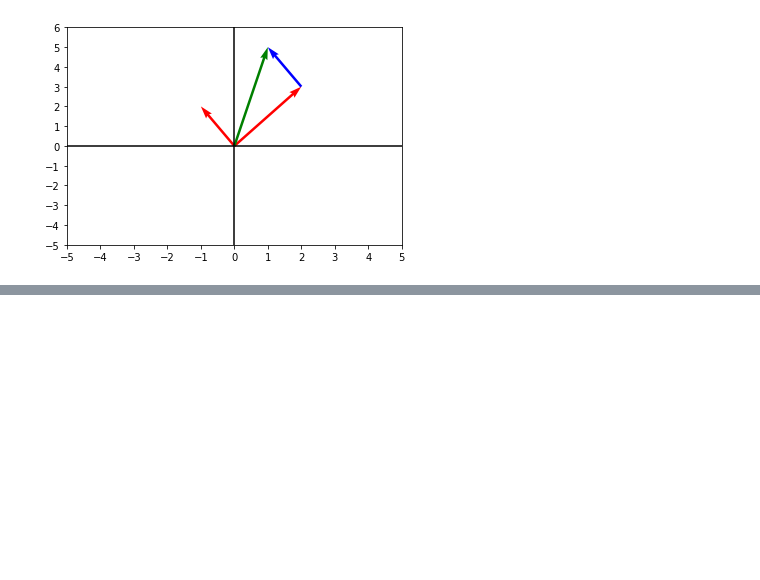
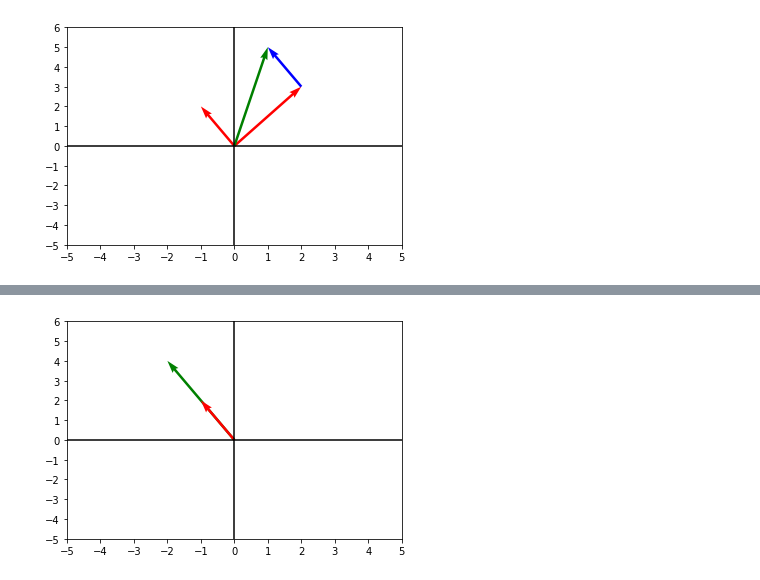
Before and after one commit to sunitdev/notes, a Jupyter notebook: notes/mathematics/linear-algebra/intro-linear-algebra.ipynb, the cells around one changed output, grey strips where cells are left out. Cells and saved outputs as stored; diff of their text form; code cells hidden in the pictures; blank space fills up the shorter version.

Commit message:
Added scaler multiplication

```diff
--- a/notes/mathematics/linear-algebra/intro-linear-algebra.ipynb
+++ b/notes/mathematics/linear-algebra/intro-linear-algebra.ipynb
@@ -119,0 +134,24 @@ $$
+# %%
+import numpy as np
+import matplotlib.pyplot as plt
+
+# Setup plot
+plt.xticks(np.arange(-5, 6, 1.0))
+plt.yticks(np.arange(-5, 7, 1.0))
+plt.xlim(-5, 5)
+plt.ylim(-5, 6)
+
+# Vector
+V = np.array([-1, 2])
+result = V * 2
+
+# Axis
+plt.axhline(0, color='black')
+plt.axvline(0, color='black')
+
+# Plot Vector
+plt.quiver([0], [0], result[0], result[1], color=['g'], angles='xy', scale_units='xy', scale=1)
+plt.quiver([0], [0], V[0], V[1], color=['r'], angles='xy', scale_units='xy', scale=1)
+plt.show()
+# %% [output]
+[figure, added]
```
Also changed, not shown: parts of 1 cell of this notebook, 2 other files.
